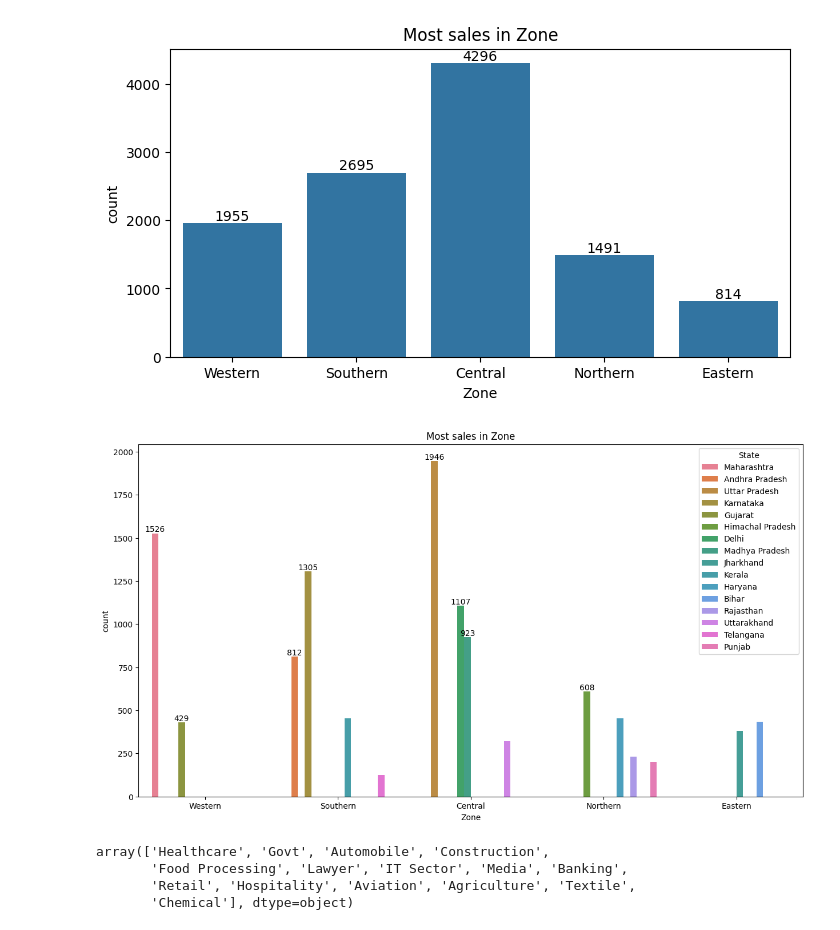
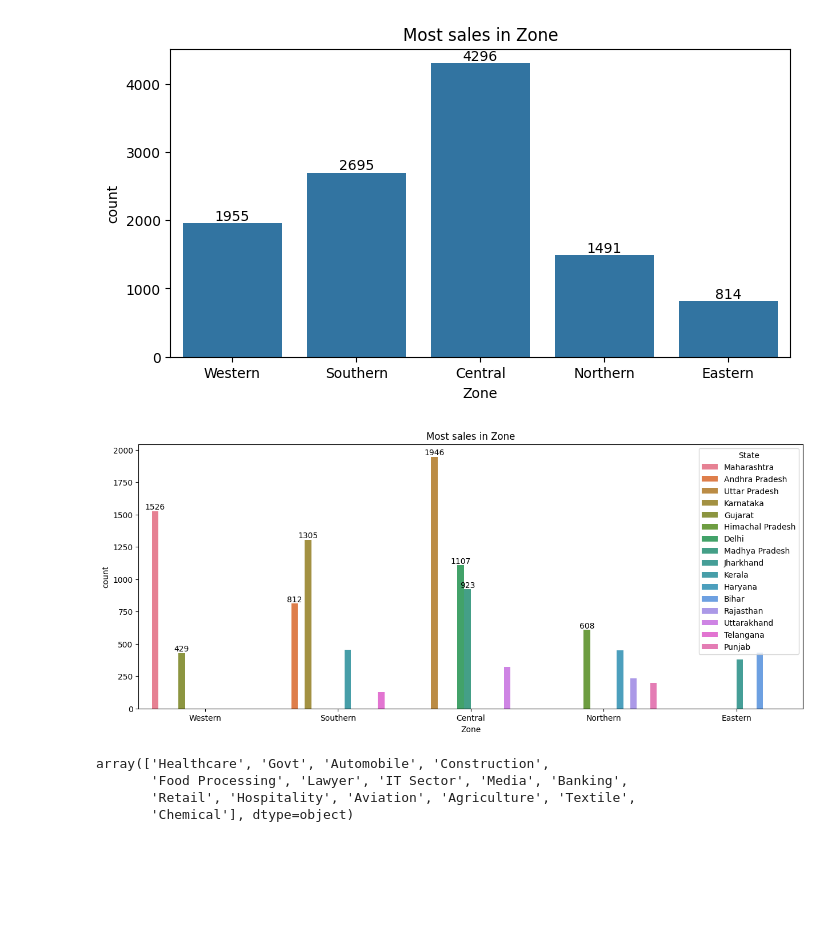
Before and after one commit to Mayankjoshi341/git-code, a Jupyter notebook: data-analysis/sales.ipynb, the cells around one changed output. Saved outputs shown, nothing was run; the diff lists cells and outputs as text; code cells hidden in the pictures; blank space fills up the shorter version.

```diff
--- a/data-analysis/sales.ipynb
+++ b/data-analysis/sales.ipynb
@@ -316,20 +349,20 @@ plt.show()
 # %% [output]
 [figure]
 # %%
-plt.figure(figsize = (15 , 8))
+plt.figure(figsize = (15 , 6))
 plt.title("Most sales in Zone")
 zone = sns.countplot(data =  sales , x = "Zone"  , hue = "State")
 zone.bar_label(zone.containers[0])
 zone.bar_label(zone.containers[1])
 zone.bar_label(zone.containers[2])
 zone.bar_label(zone.containers[3])
 zone.bar_label(zone.containers[4])
 zone.bar_label(zone.containers[5])
 zone.bar_label(zone.containers[6])
 zone.bar_label(zone.containers[7])
 plt.show()
 # %% [output]
-[figure, old version]
+[figure, new version]
 # %%
 sales["Occupation"].unique()
 # %% [output]
```
Also changed, not shown: parts of 3 cells of this notebook.
